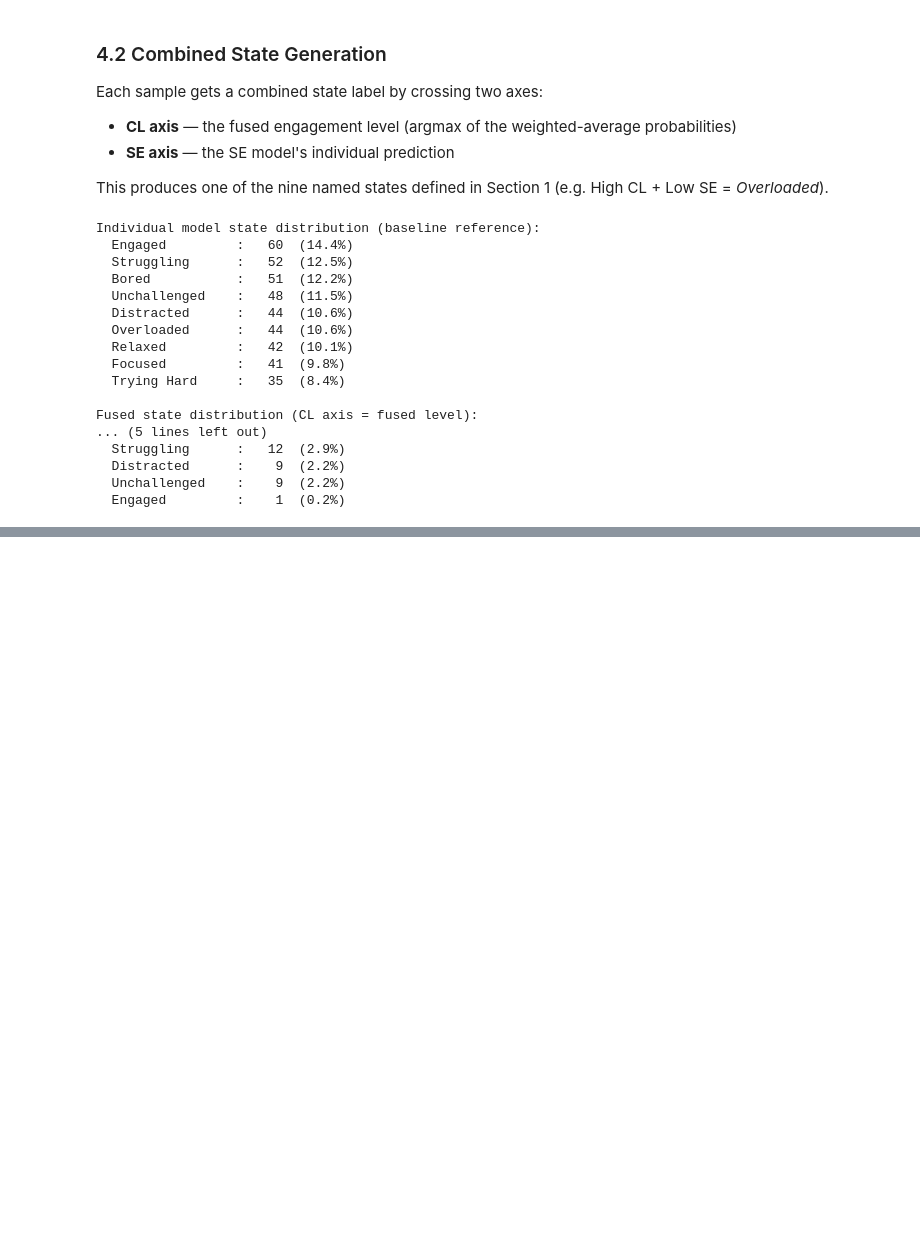
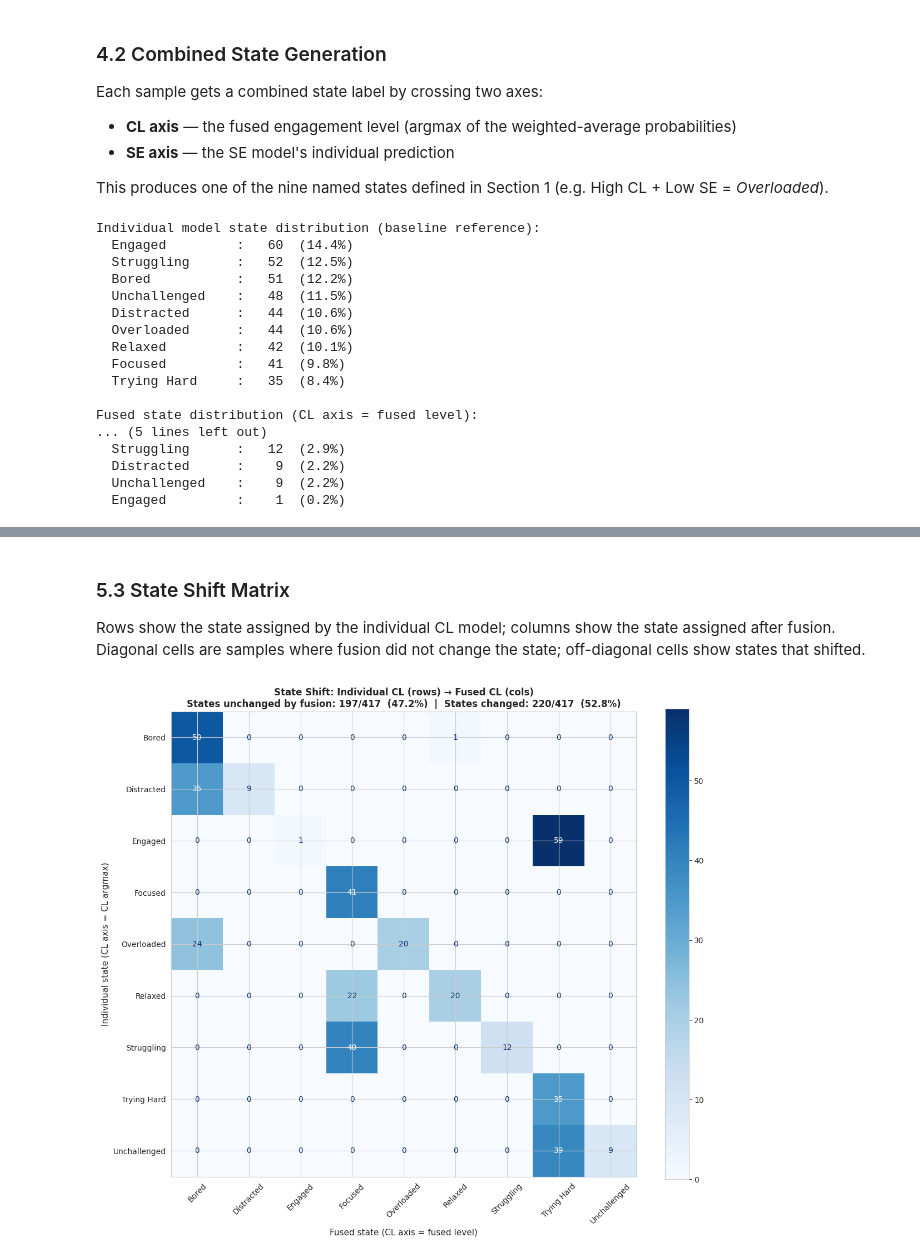
Before and after one commit to YasiniK/multimodal-student-cognitive-load-and-engagement-detection, a Jupyter notebook: fusion_layer.ipynb, the cells around one changed output, grey strips where cells are left out. Cells and saved outputs as stored; diff of their text form; code cells hidden in the pictures; blank space fills up the shorter version.

Commit message:
Evaluation Fusion Layer

```diff
--- a/fusion_layer.ipynb
+++ b/fusion_layer.ipynb
@@ -413,0 +531,32 @@ Fused state distribution (CL axis = fused level):
+# %% [markdown]
+### 5.3 State Shift Matrix
+
+Rows show the state assigned by the individual CL model; columns show the state assigned after fusion.
+Diagonal cells are samples where fusion did not change the state; off-diagonal cells show states that shifted.
+# %%
+# Plot the state shift matrix: rows = individual CL states, cols = fused states
+# Encode state names as integers for the confusion matrix display
+y_individual_enc = np.array([STATE_ENC[s] for s in cl_only_states])
+y_fused_enc      = np.array([STATE_ENC[s] for s in fused_states])
+
+# Diagonal cells are samples whose state did not change; off-diagonal cells show state shifts
+fig, ax = plt.subplots(figsize=(12, 10))
+cm_state = confusion_matrix(y_individual_enc, y_fused_enc,
+                             labels=list(range(len(STATE_NAMES))))
+ConfusionMatrixDisplay(cm_state, display_labels=STATE_NAMES).plot(
+    ax=ax, colorbar=True, cmap='Blues', xticks_rotation=45
+)
+ax.set_xlabel('Fused state (CL axis = fused level)', fontsize=11)
+ax.set_ylabel('Individual state (CL axis = CL argmax)', fontsize=11)
+ax.set_title(
+    f'State Shift: Individual CL (rows) → Fused CL (cols)\n'
+    f'States unchanged by fusion: {N_SAMPLES - state_changed}/{N_SAMPLES}  '
+    f'({(1-state_changed/N_SAMPLES)*100:.1f}%)  |  '
+    f'States changed: {state_changed}/{N_SAMPLES}  ({state_changed/N_SAMPLES*100:.1f}%)',
+    fontweight='bold', fontsize=12
+)
+plt.tight_layout()
+plt.savefig('/content/confusion_matrix_states.png', dpi=150, bbox_inches='tight')
+plt.show()
+# %% [output]
+[figure, added]
```
Also changed, not shown: parts of 9 cells of this notebook.
